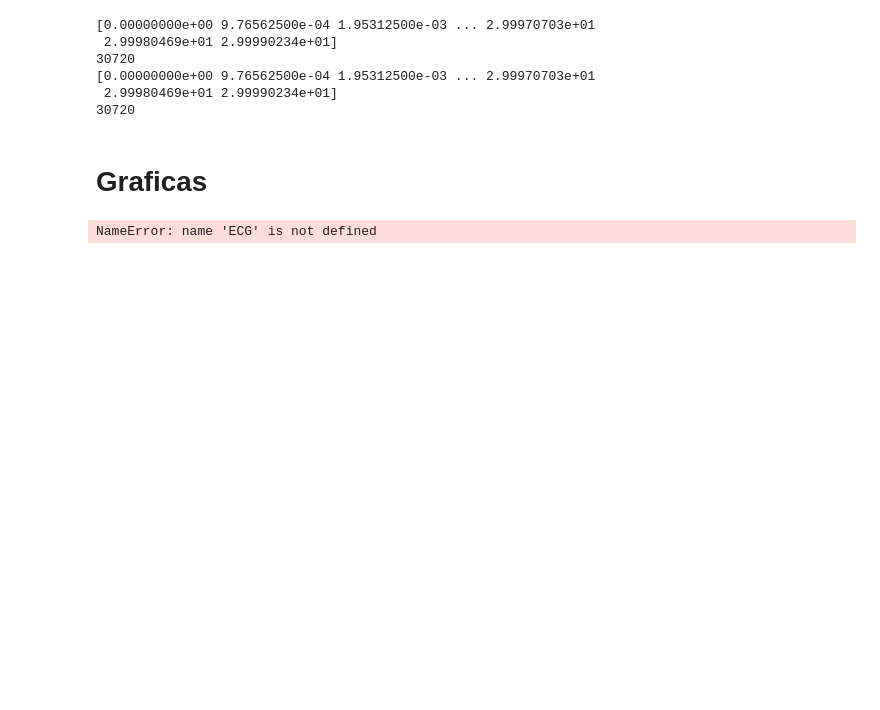
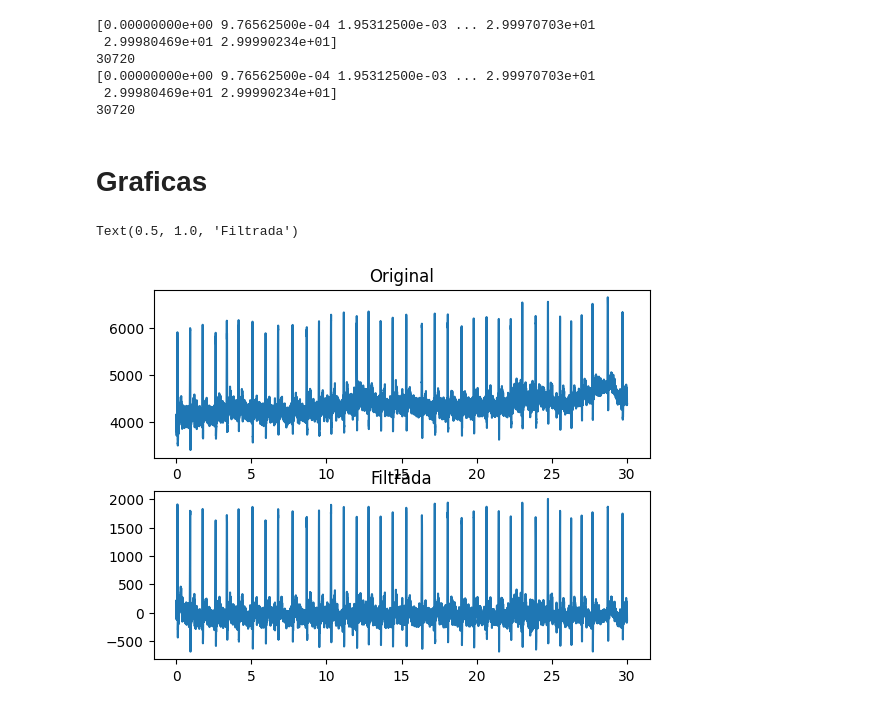
Before and after one commit to ZamantaEst/Lab_Biosenales, a Jupyter notebook: P3/P3_G2_Isabela_Zamanta.ipynb, the cells around one changed output. Drawn from its saved outputs; the diff is of its cells as text; code cells hidden in the pictures; blank space fills up the shorter version.

```diff
--- a/P3/P3_G2_Isabela_Zamanta.ipynb
+++ b/P3/P3_G2_Isabela_Zamanta.ipynb
@@ -61,12 +59,12 @@ print(len(ECG_f[0]))
 # %%
 signal_ECG=(ECG[0])
 signal_ECG_f=(ECG_f[0])
 plt.subplot(2,1,1)
-plt.subplots_adjust(hspace=0.5)
 plt.plot(t,signal_ECG,label='Original')
 plt.title('Original')
 plt.subplot(2,1,2)
 plt.plot(t_f,signal_ECG_f,label='Filtrada')
 plt.title('Filtrada')
 # %% [output]
-NameError: name 'ECG' is not defined
+Text(0.5, 1.0, 'Filtrada')
+[figure, added]
```
Also changed, not shown: parts of 1 cell of this notebook.
